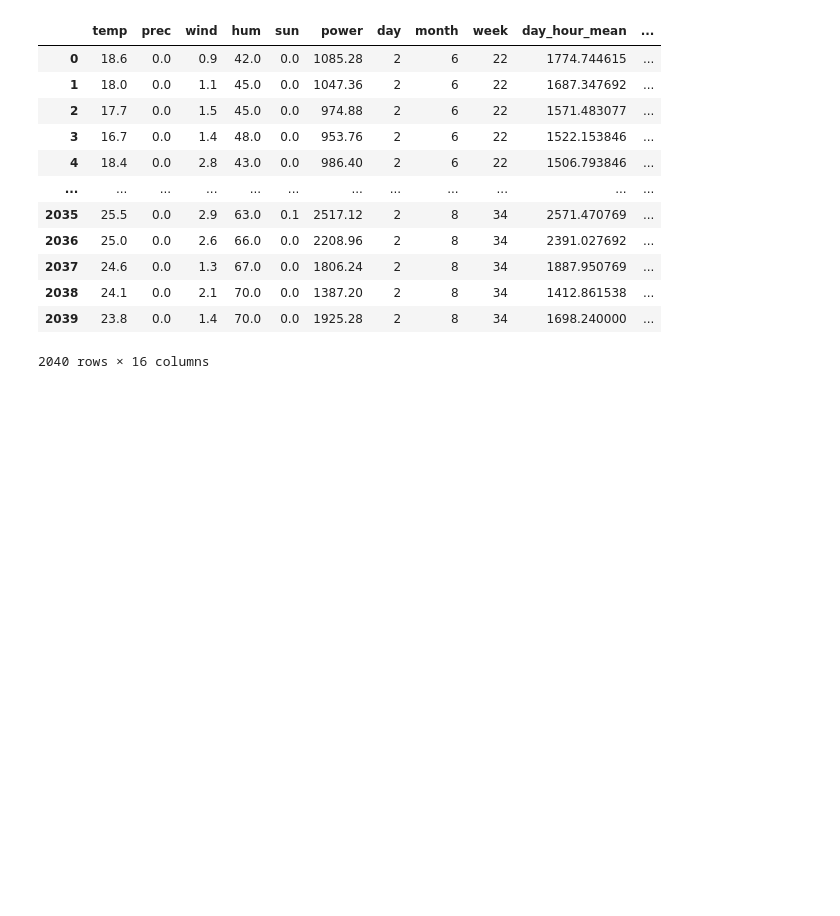
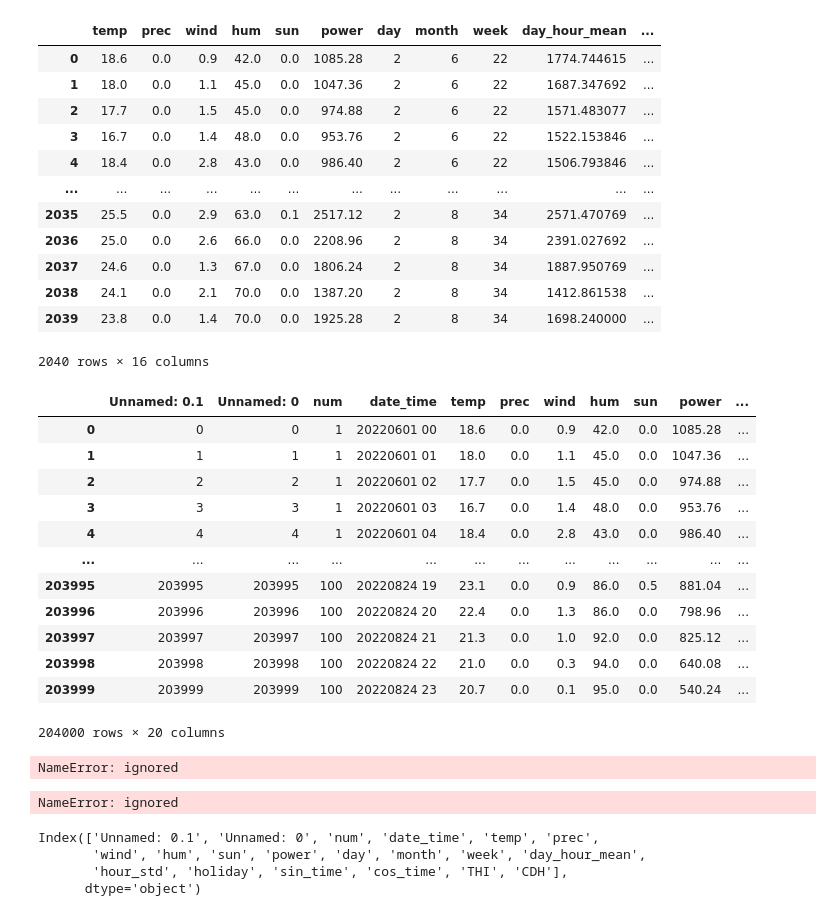
Before and after one commit to joosk3R/jskRprac, a Jupyter notebook: dacon_e_e.ipynb, the cells around one changed output. Cells and saved outputs as stored; diff of their text form; code cells hidden in the pictures; blank space fills up the shorter version.

```diff
--- a/dacon_e_e.ipynb
+++ b/dacon_e_e.ipynb
@@ -1426,3 +1512,23 @@ x
 | 2038 | 24.1 | 0.0 | 2.1 | 70.0 | 0.0 | 1387.20 | 2 | 8 | 34 | 1412.861538 | ... |
 | 2039 | 23.8 | 0.0 | 1.4 | 70.0 | 0.0 | 1925.28 | 2 | 8 | 34 | 1698.240000 | ... |
 2040 rows × 16 columns
+# %%
+pd.read_csv("/content/drive/MyDrive/energe/train_process.csv")
+# %% [output]
+|  | Unnamed: 0.1 | Unnamed: 0 | num | date_time | temp | prec | wind | hum | sun | power | ... |
+| 0 | 0 | 0 | 1 | 20220601 00 | 18.6 | 0.0 | 0.9 | 42.0 | 0.0 | 1085.28 | ... |
+| 1 | 1 | 1 | 1 | 20220601 01 | 18.0 | 0.0 | 1.1 | 45.0 | 0.0 | 1047.36 | ... |
+| 2 | 2 | 2 | 1 | 20220601 02 | 17.7 | 0.0 | 1.5 | 45.0 | 0.0 | 974.88 | ... |
+| 3 | 3 | 3 | 1 | 20220601 03 | 16.7 | 0.0 | 1.4 | 48.0 | 0.0 | 953.76 | ... |
+| 4 | 4 | 4 | 1 | 20220601 04 | 18.4 | 0.0 | 2.8 | 43.0 | 0.0 | 986.40 | ... |
+| ... | ... | ... | ... | ... | ... | ... | ... | ... | ... | ... | ... |
+| 203995 | 203995 | 203995 | 100 | 20220824 19 | 23.1 | 0.0 | 0.9 | 86.0 | 0.5 | 881.04 | ... |
+| 203996 | 203996 | 203996 | 100 | 20220824 20 | 22.4 | 0.0 | 1.3 | 86.0 | 0.0 | 798.96 | ... |
+| 203997 | 203997 | 203997 | 100 | 20220824 21 | 21.3 | 0.0 | 1.0 | 92.0 | 0.0 | 825.12 | ... |
+| 203998 | 203998 | 203998 | 100 | 20220824 22 | 21.0 | 0.0 | 0.3 | 94.0 | 0.0 | 640.08 | ... |
+| 203999 | 203999 | 203999 | 100 | 20220824 23 | 20.7 | 0.0 | 0.1 | 95.0 | 0.0 | 540.24 | ... |
+204000 rows × 20 columns
+# %%
+train = pd.read_csv("/content/drive/MyDrive/energe/train_process.csv")
+# %% [output]
+NameError: ignored
@@ -1428,0 +1539,12 @@ x
+# %%
+from sklearn.metrics import make_scorer
+smape = make_scorer(SMAPE, greater_is_better = False)
+# %% [output]
+NameError: ignored
+# %%
+a.columns
+# %% [output]
+Index(['Unnamed: 0.1', 'Unnamed: 0', 'num', 'date_time', 'temp', 'prec',
+       'wind', 'hum', 'sun', 'power', 'day', 'month', 'week', 'day_hour_mean',
+       'hour_std', 'holiday', 'sin_time', 'cos_time', 'THI', 'CDH'],
+      dtype='object')
```
Also changed, not shown: parts of 92 cells of this notebook.
